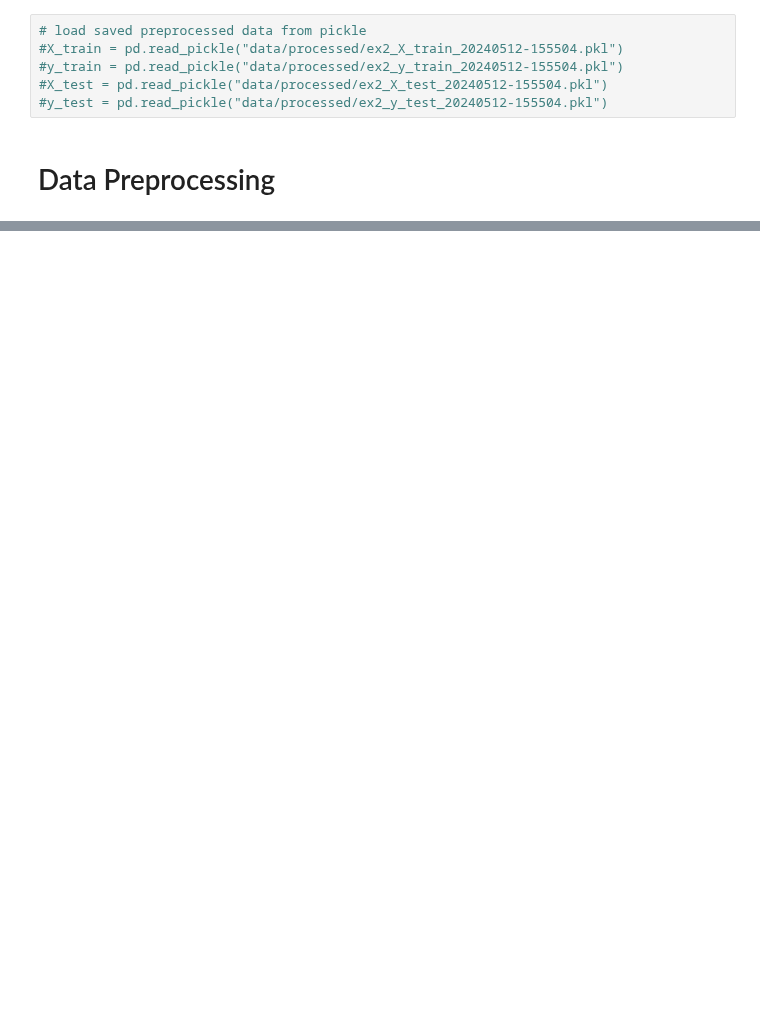
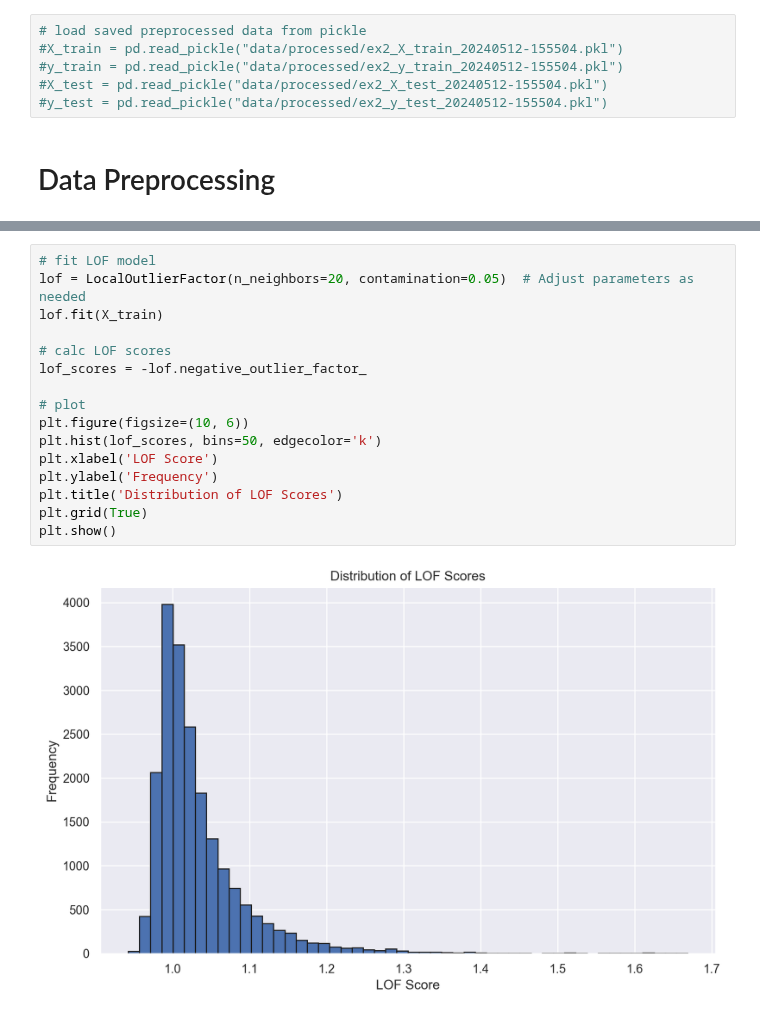
Before and after one commit to nina-prog/damage-propagation-modeling, a Jupyter notebook: notebooks/240512_nina_data_preprocessing.ipynb, the cells around one changed output, grey strips where cells are left out. Drawn from its saved outputs; the diff is of its cells as text; blank space fills up the shorter version.

```diff
--- a/notebooks/240512_nina_data_preprocessing.ipynb
+++ b/notebooks/240512_nina_data_preprocessing.ipynb
@@ -126,0 +201,18 @@ X_test.drop(columns=single_unique_features, inplace=True)
+# %%
+# fit LOF model
+lof = LocalOutlierFactor(n_neighbors=20, contamination=0.05)  # Adjust parameters as needed
+lof.fit(X_train)
+
+# calc LOF scores
+lof_scores = -lof.negative_outlier_factor_
+
+# plot
+plt.figure(figsize=(10, 6))
+plt.hist(lof_scores, bins=50, edgecolor='k')
+plt.xlabel('LOF Score')
+plt.ylabel('Frequency')
+plt.title('Distribution of LOF Scores')
+plt.grid(True)
+plt.show()
+# %% [output]
+[figure, added]
```
Also changed, not shown: parts of 30 cells of this notebook, 2 other files.
